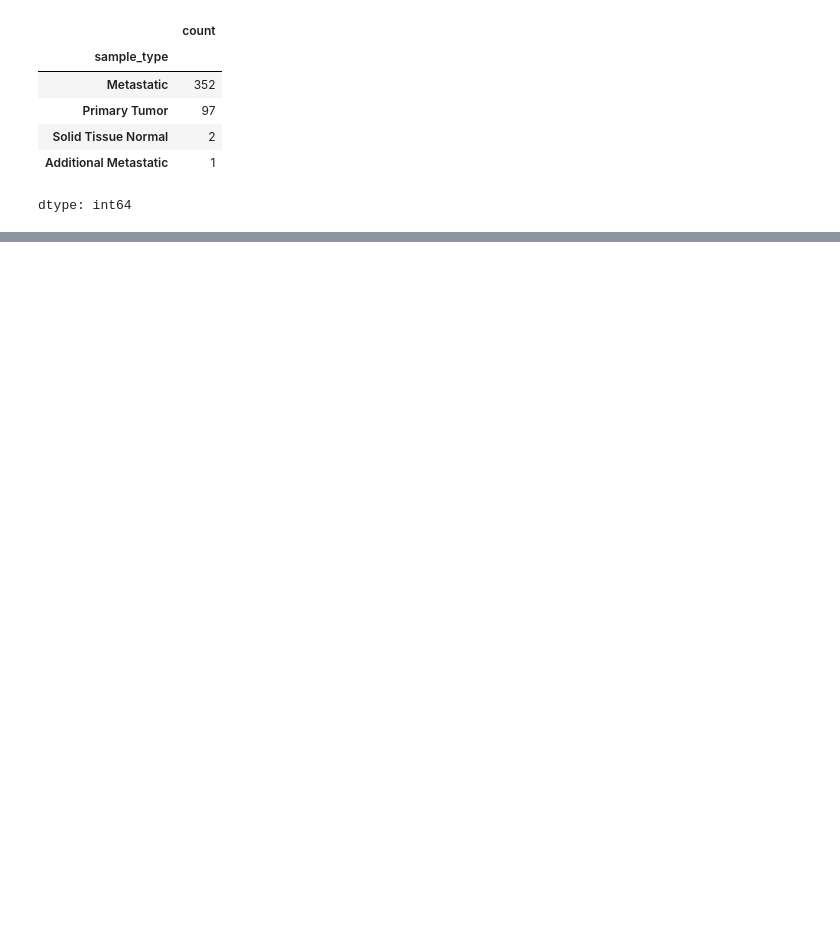
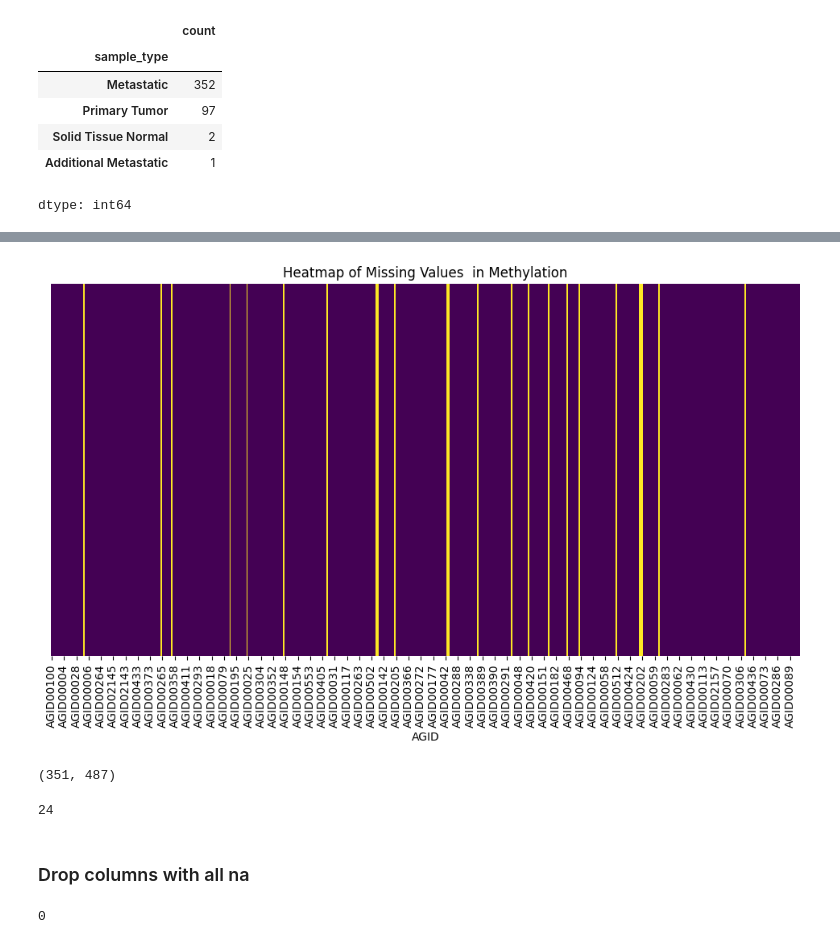
Before and after one commit to alimdneaz/SKCM_Multi_Omics_DL, a Jupyter notebook: python_codes/TCGA_SKCM_data_preparation13022025.ipynb, the cells around one changed output, grey strips where cells are left out. Saved outputs shown, nothing was run; the diff lists cells and outputs as text; code cells hidden in the pictures; blank space fills up the shorter version.

```diff
--- a/python_codes/TCGA_SKCM_data_preparation13022025.ipynb
+++ b/python_codes/TCGA_SKCM_data_preparation13022025.ipynb
@@ -469,0 +725,4 @@ dtype: int64
+# %%
+X = X.fillna(X.mean())
+# %%
+X = X.fillna(X.mean(axis = 1))
@@ -469,0 +733,20 @@ dtype: int64
+# %%
+# Create a heatmap of NaN values
+plt.figure(figsize=(12, 6))  # Set figure size
+sns.heatmap(X.isna(), cmap="viridis", cbar=False, yticklabels=False)
+
+plt.title("Heatmap of Missing Values  in Methylation")
+plt.show()
+# %% [output]
+[figure, added]
+# %%
+X.shape
+# %% [output]
+(351, 487)
+# %%
+col_with_nans = X.isna().all(axis = 0)
+col_with_nans.sum()
+# %% [output]
+24
+# %% [markdown]
+### Drop columns with all na
@@ -469,0 +755,5 @@ dtype: int64
+# %%
+col_with_nans = X2.isna().all(axis = 1)
+col_with_nans.sum()
+# %% [output]
+0
```
Also changed, not shown: parts of 116 cells of this notebook.
